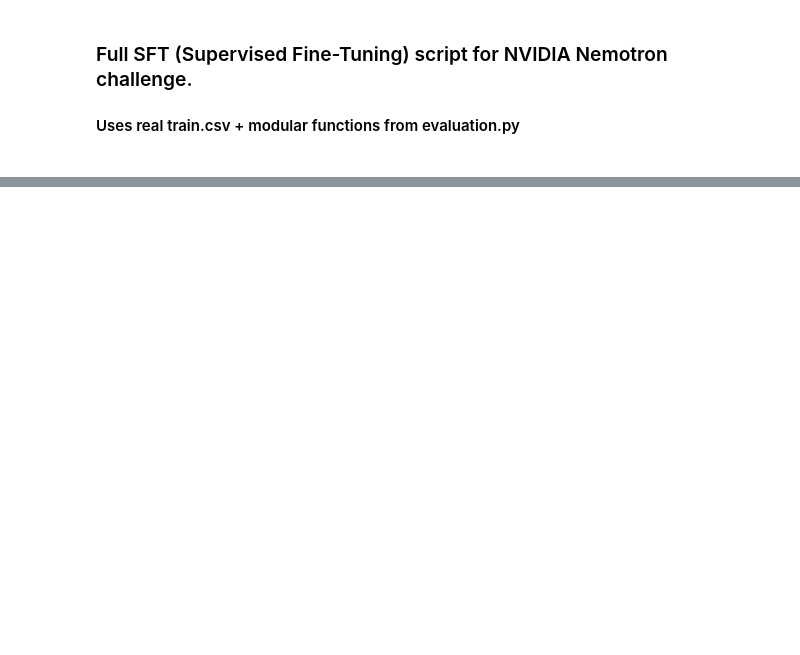
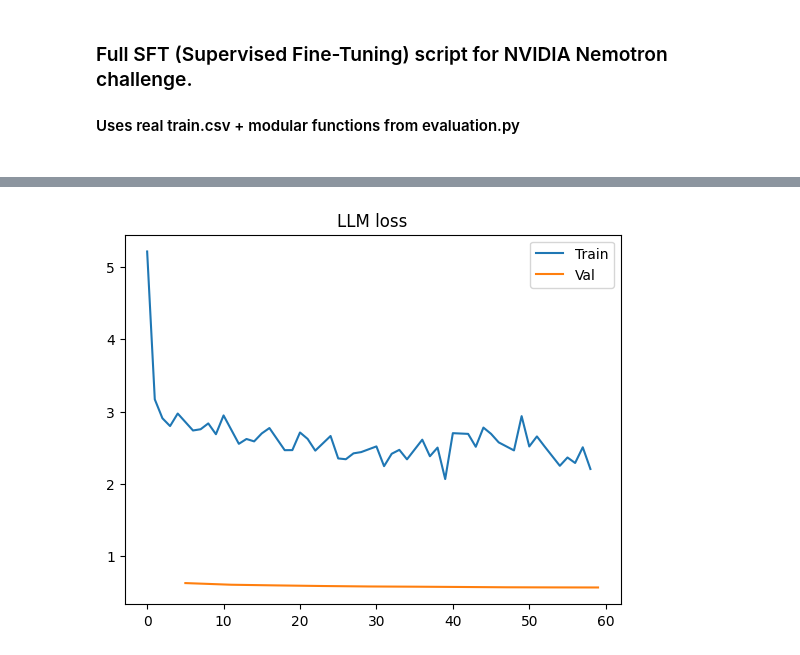
Before and after one commit to johnsonhk88/kaggle-NVIDIA-Nemotron-Model-Reasoning-Challenge, a Jupyter notebook: src/nvidia-nemotron-model-fine-tuning.ipynb, the cells around one changed output, grey strips where cells are left out. Drawn from its saved outputs; the diff is of its cells as text; code cells hidden in the pictures; blank space fills up the shorter version.

Commit message:
feat : update nvidia-nemotron-model-fine-tuning.ipynb

```diff
--- a/src/nvidia-nemotron-model-fine-tuning.ipynb
+++ b/src/nvidia-nemotron-model-fine-tuning.ipynb
@@ -608,0 +838,5 @@ pred
+# %%
+# Fix Batch size >1 , not define pad token id issues
+eos_token_id=tokenizer.eos_token_id
+model.config.use_cache=False
+model.config.pad_token_id = tokenizer.pad_token_id
@@ -608,0 +846,17 @@ pred
+# %%
+trainer = SFTTrainer(
+    model=model,
+    args=training_args,
+    train_dataset=dataset["train"],
+    eval_dataset=dataset["test"],
+     # peft_config = lora_config, # not need ready pass PeftModel
+    processing_class=tokenizer,
+    # data_collator = data_collator,
+    compute_metrics=compute_metric,
+    # dataset_text_field="text",
+)
+# %%
+print("🚀 Starting SFT training with steps-based eval/save + metrics...")
+trainer.train()
+trainer.save_model(SFT_ADAPTER)
+print(f"✅ SFT completed → {SFT_ADAPTER}")
@@ -608,0 +879,3 @@ pred
+# %%
+trainHistoryDF = pd.DataFrame(trainer.state.log_history)
+trainHistoryDF
@@ -608,0 +908,11 @@ pred
+# %%
+import matplotlib.pyplot as plt
+trainloss = trainHistoryDF[~trainHistoryDF["loss"].isnull()]
+valloss = trainHistoryDF[~trainHistoryDF["eval_loss"].isnull()]
+plt.plot(trainloss["loss"], label="Train")
+plt.plot(valloss["eval_loss"], label="Val")
+plt.title("LLM loss")
+plt.legend()
+plt.show()
+# %% [output]
+[figure, added]
```
Also changed, not shown: parts of 73 cells of this notebook.
